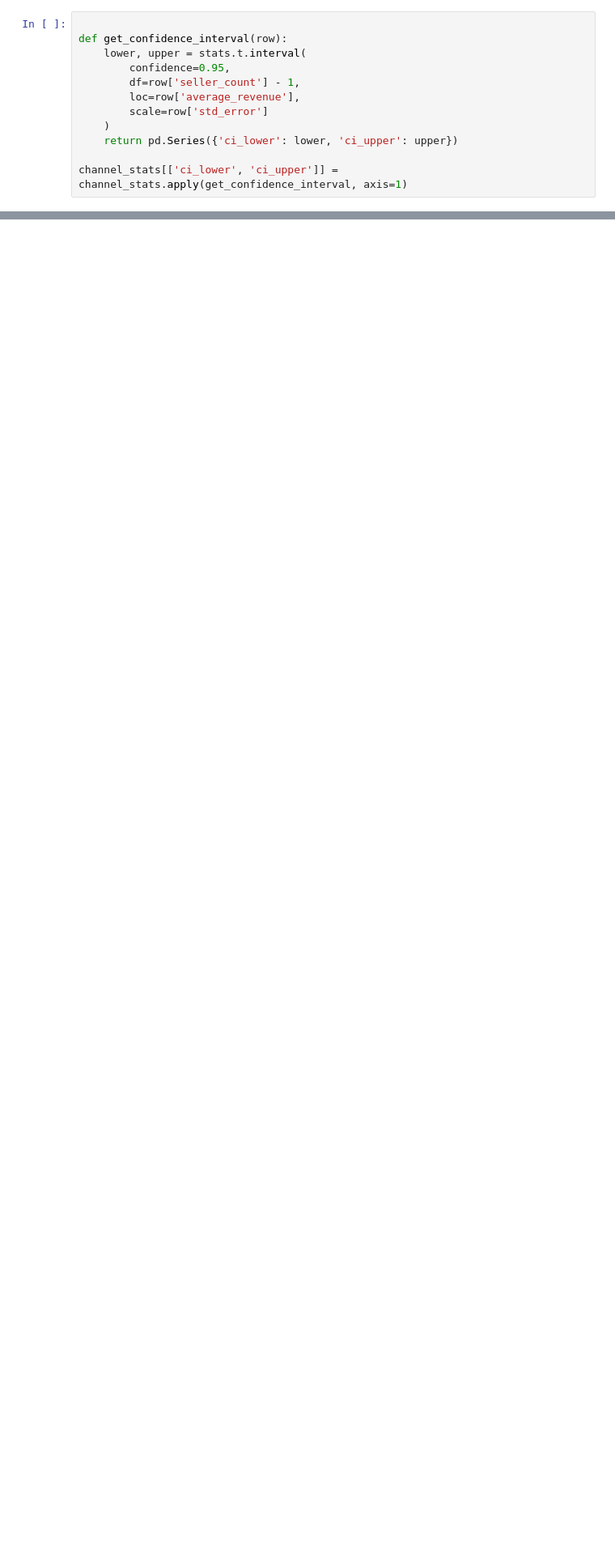
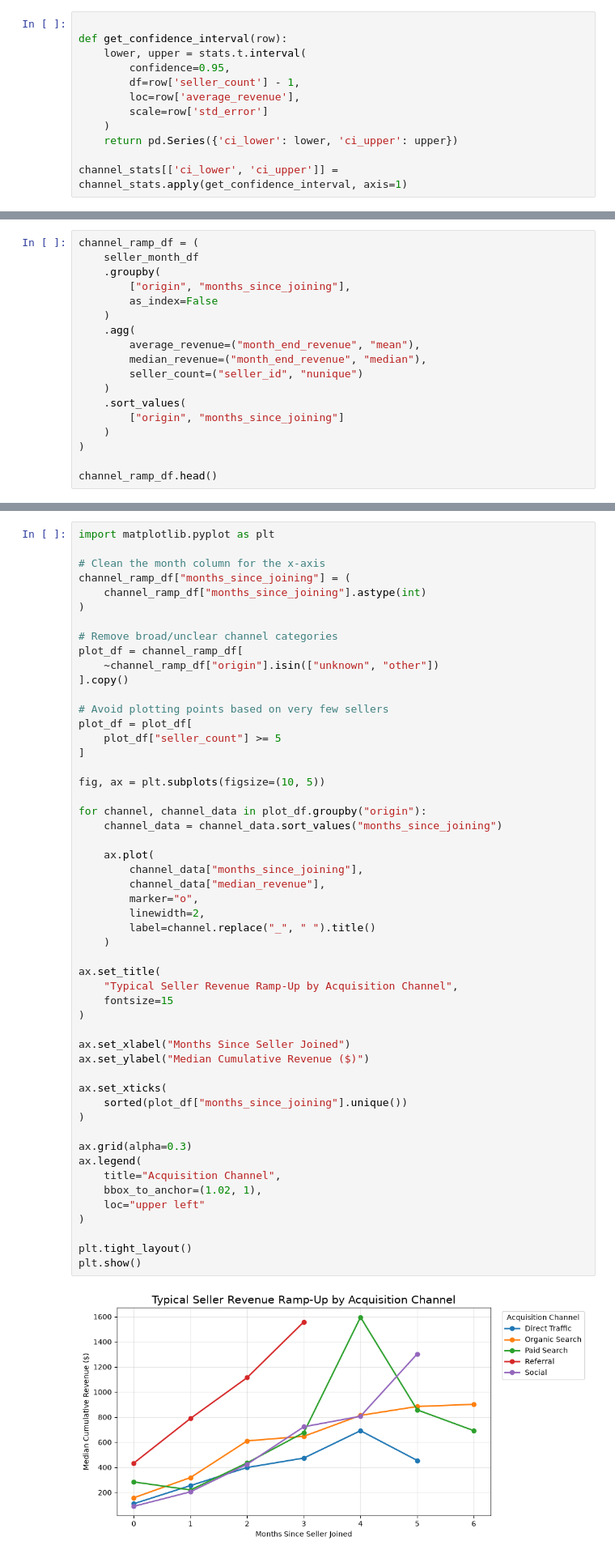
Before and after one commit to cenithamal/seller-acquisition-cac-ltv, a Jupyter notebook: notebooks/01_explore_data.ipynb, the cells around one changed output, grey strips where cells are left out. Shown at 81% size. Cells and saved outputs as stored; diff of their text form; blank space fills up the shorter version.

Commit message:
[python+sql] training features and model training + cohort analysis for seller channels

```diff
--- a/notebooks/01_explore_data.ipynb
+++ b/notebooks/01_explore_data.ipynb
@@ -189,0 +314,18 @@ max_won_date
+# %%
+channel_ramp_df = (
+    seller_month_df
+    .groupby(
+        ["origin", "months_since_joining"],
+        as_index=False
+    )
+    .agg(
+        average_revenue=("month_end_revenue", "mean"),
+        median_revenue=("month_end_revenue", "median"),
+        seller_count=("seller_id", "nunique")
+    )
+    .sort_values(
+        ["origin", "months_since_joining"]
+    )
+)
+
+channel_ramp_df.head()
@@ -189,0 +339,54 @@ max_won_date
+# %%
+import matplotlib.pyplot as plt
+
+# Clean the month column for the x-axis
+channel_ramp_df["months_since_joining"] = (
+    channel_ramp_df["months_since_joining"].astype(int)
+)
+
+# Remove broad/unclear channel categories
+plot_df = channel_ramp_df[
+    ~channel_ramp_df["origin"].isin(["unknown", "other"])
+].copy()
+
+# Avoid plotting points based on very few sellers
+plot_df = plot_df[
+    plot_df["seller_count"] >= 5
+]
+
+fig, ax = plt.subplots(figsize=(10, 5))
+
+for channel, channel_data in plot_df.groupby("origin"):
+    channel_data = channel_data.sort_values("months_since_joining")
+
+    ax.plot(
+        channel_data["months_since_joining"],
+        channel_data["median_revenue"],
+        marker="o",
+        linewidth=2,
+        label=channel.replace("_", " ").title()
+    )
+
+ax.set_title(
+    "Typical Seller Revenue Ramp-Up by Acquisition Channel",
+    fontsize=15
+)
+
+ax.set_xlabel("Months Since Seller Joined")
+ax.set_ylabel("Median Cumulative Revenue ($)")
+
+ax.set_xticks(
+    sorted(plot_df["months_since_joining"].unique())
+)
+
+ax.grid(alpha=0.3)
+ax.legend(
+    title="Acquisition Channel",
+    bbox_to_anchor=(1.02, 1),
+    loc="upper left"
+)
+
+plt.tight_layout()
+plt.show()
+# %% [output]
+[figure, added]
```
Also changed, not shown: parts of 25 cells of this notebook, 3 other files.
